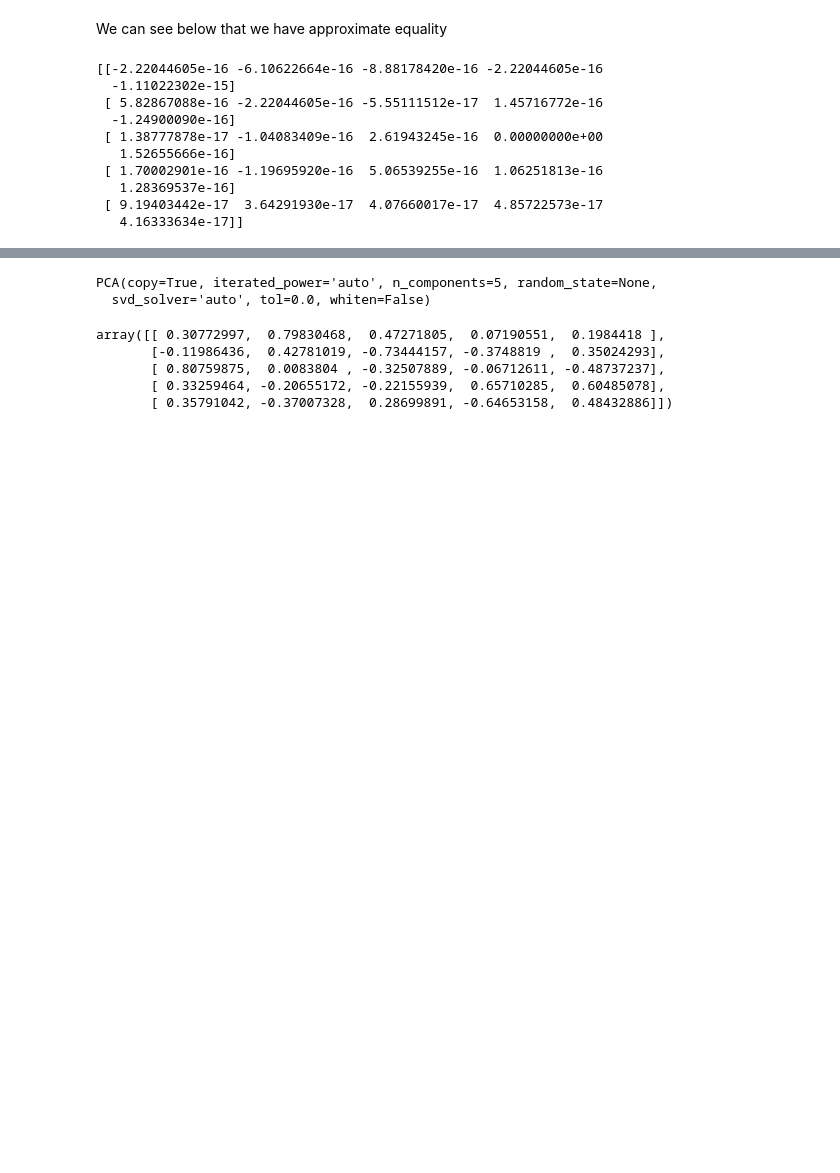
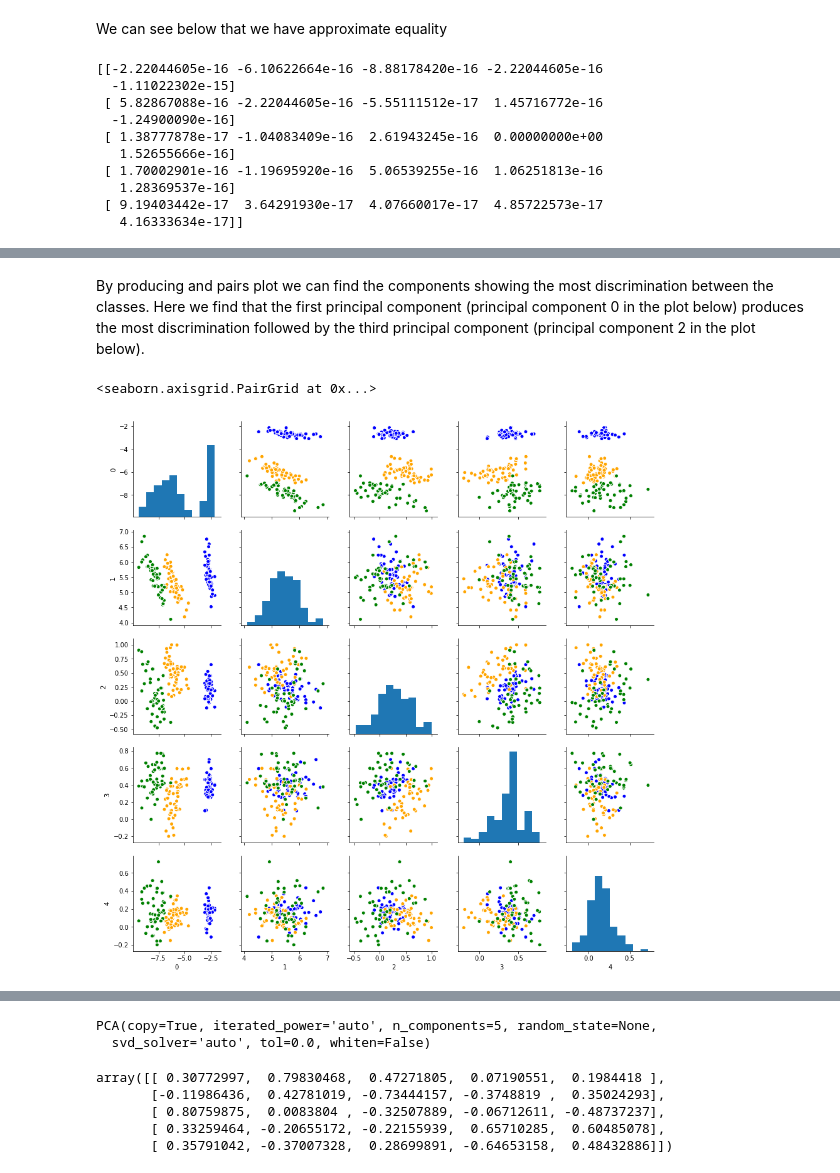
Before and after one commit to TanselArif-21/PrincipalComponentAnalysis, a Jupyter notebook: PCA1.ipynb, the cells around one changed output, grey strips where cells are left out. Cells and saved outputs as stored; diff of their text form; code cells hidden in the pictures; blank space fills up the shorter version.

```diff
--- a/PCA1.ipynb
+++ b/PCA1.ipynb
@@ -435,0 +476,8 @@ $$P_5 = \alpha_51 X_1 + \alpha_52 X_2 + \alpha_53 X_3 + \alpha_54 X_4 + \alpha_5
+# %% [markdown]
+By producing and pairs plot we can find the components showing the most discrimination between the classes. Here we find that the first principal component (principal component 0 in the plot below) produces the most discrimination followed by the third principal component (principal component 2 in the plot below).
+# %%
+# Create a pairplot of each principal component to identify if the class is easily distinguishable
+sns.pairplot(data=pd.DataFrame(K[:,:]),plot_kws=dict({'color' : color}))
+# %% [output]
+<seaborn.axisgrid.PairGrid at 0x...>
+[figure, added]
```
Also changed, not shown: parts of 8 cells of this notebook, 7 other files.
